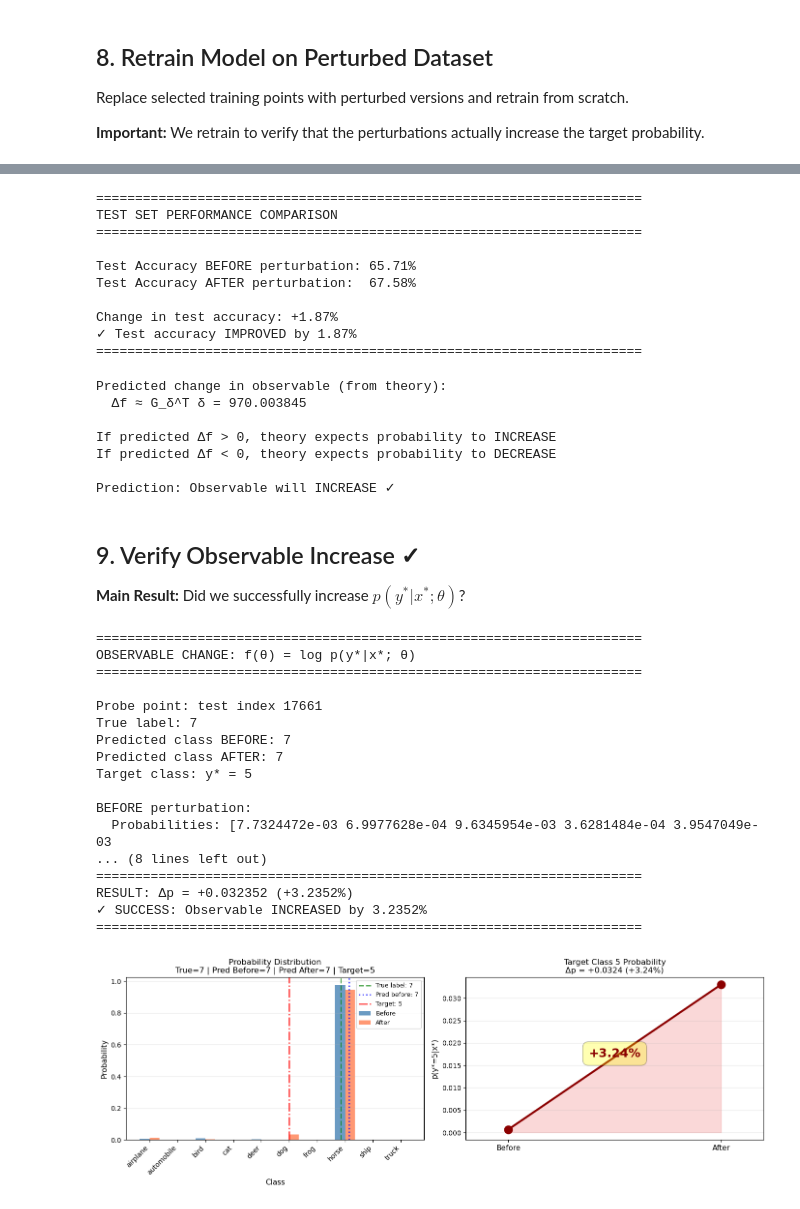
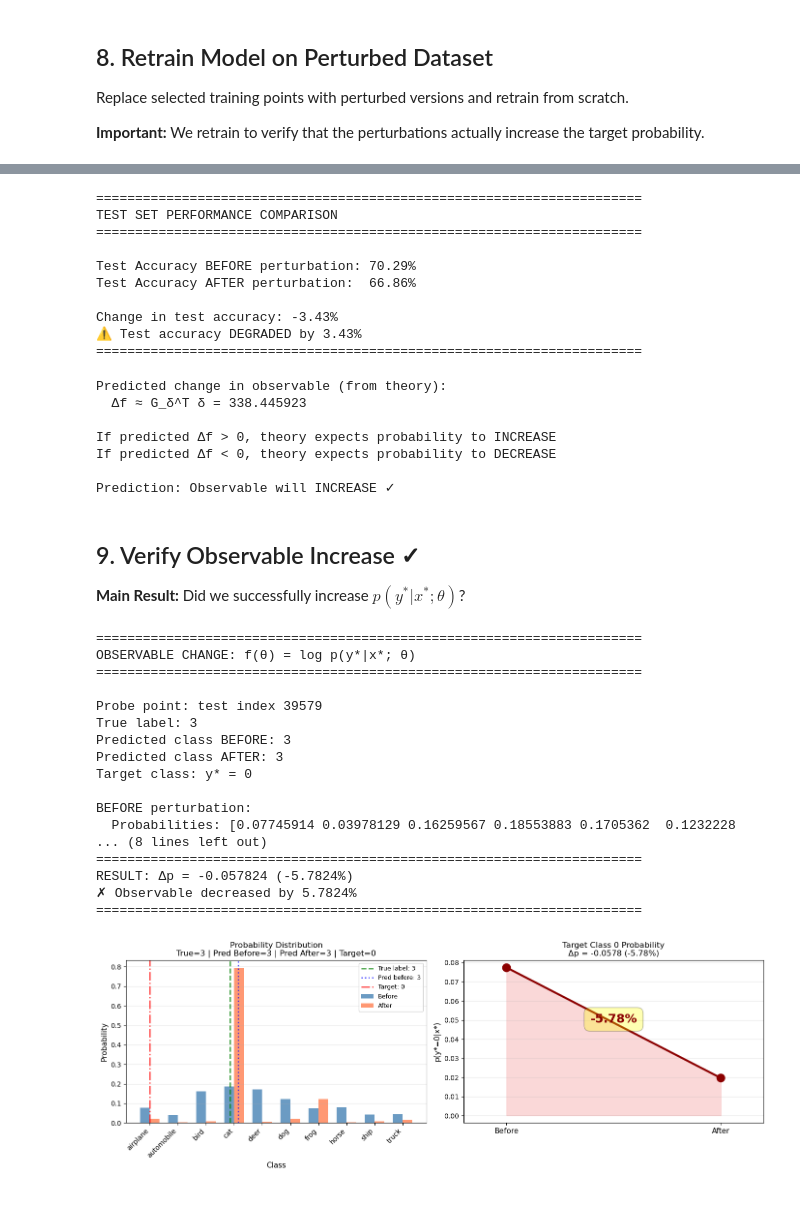
Before and after one commit to jrosseruk/infusion, a Jupyter notebook: mnist_influence_with_kronfluence.ipynb, the cells around one changed output, grey strips where cells are left out. Saved outputs shown, nothing was run; the diff lists cells and outputs as text; code cells hidden in the pictures.

```diff
--- a/mnist_influence_with_kronfluence.ipynb
+++ b/mnist_influence_with_kronfluence.ipynb
@@ -29,7 +29,7 @@ import argparse
 parser = argparse.ArgumentParser(description="MNIST Influence Experiment")
 
 # Random seed
-parser.add_argument('--random_seed', type=int, default=6, help='Random seed') # 52, 12 is great
+parser.add_argument('--random_seed', type=int, default=83, help='Random seed') # 6, 52, 12 is great
 
 # Model parameters
 parser.add_argument('--batch_size', type=int, default=16, help='Batch size for training')
@@ -262,12 +262,17 @@ torch.manual_seed(args.random_seed)
 max_tries = 10000
 found = False
 
-for _ in range(max_tries):
-    idx = torch.randint(len(test_ds), (1,)).item()
+
+test_indices = torch.randperm(len(test_ds)).tolist()
+for i in range(min(max_tries, len(test_indices))):
+    idx = test_indices[i]
     x_star, y_label = test_ds[idx]
     with torch.no_grad():
-        probs = F.softmax(model(x_star.to(device).unsqueeze(0)), dim=1)[0]
-        y_pred = probs.argmax().item()
+        # Original model
+        logits_before = model(x_star.unsqueeze(0).to(device))
+        probs_before = F.softmax(logits_before, dim=1)[0]
+
+        y_pred = torch.argmax(probs_before).item()
     if y_pred == y_label:
         found = True
         break
@@ -277,12 +282,13 @@ if not found:
 
 candidates = [i for i in range(len(test_ds.classes)) if i != y_pred and i != y_label]
 y_star = candidates[torch.randint(len(candidates), (1,)).item()]
+prob_target_before = probs_before[y_star].item()
 
 print(f"Probe point index: {idx}")
 print(f"True label: {y_label}, Predicted: {y_pred}, Target: {y_star}")
 
 plt.imshow(x_star.permute(1, 2, 0))
-plt.title(f"Label: {test_ds.classes[y_label]}, Predicted: {test_ds.classes[y_pred]}, Target: {test_ds.classes[y_star]}")
+plt.title(f"Label: {test_ds.classes[y_label]}, Predicted: {test_ds.classes[y_pred]}:{prob_target_before:.2f}, Target: {test_ds.classes[y_star]}")
 plt.axis('off')
 plt.show()
 # %% [output]
@@ -932,7 +960,7 @@ for i in range(n_show):
         axes[2, col].set_ylabel('Δ (difference)', fontsize=10)
 
 # Titles for each column
-axes[0, 0].set_title('Probe\n(Query)', fontsize=11)
+axes[0, 0].set_title(f"Lab: {test_ds.classes[y_label]}, Pred: {test_ds.classes[y_pred]}, Target: {test_ds.classes[y_star]}", fontsize=11)
 for i in range(n_show):
     axes[0, i + 1].set_title(f"Train #{i+1}", fontsize=10)
 
@@ -1098,11 +1126,11 @@ print("=" * 70)
 TEST SET PERFORMANCE COMPARISON
 ======================================================================
 
-Test Accuracy BEFORE perturbation: 65.71%
-Test Accuracy AFTER perturbation:  67.58%
+Test Accuracy BEFORE perturbation: 70.29%
+Test Accuracy AFTER perturbation:  66.86%
 
-Change in test accuracy: +1.87%
-✓ Test accuracy IMPROVED by 1.87%
+Change in test accuracy: -3.43%
+⚠ Test accuracy DEGRADED by 3.43%
 ======================================================================
 # %%
 # Compute G_delta for the selected points to predict observable change
@@ -1121,7 +1149,7 @@ print(f"If predicted Δf < 0, theory expects probability to DECREASE")
 print(f"\nPrediction: Observable will {'INCREASE ✓' if predicted_delta_f > 0 else 'DECREASE ✗'}")
 # %% [output]
 Predicted change in observable (from theory):
-  Δf ≈ G_δ^T δ = 970.003845
+  Δf ≈ G_δ^T δ = 338.445923
 
 If predicted Δf > 0, theory expects probability to INCREASE
 If predicted Δf < 0, theory expects probability to DECREASE
@@ -1134,20 +1162,12 @@ Prediction: Observable will INCREASE ✓
 # %%
 # Get probe probabilities BEFORE and AFTER
 with torch.no_grad():
-    # Original model
-    logits_before = model(x_star.unsqueeze(0).to(device))
-    probs_before = F.softmax(logits_before, dim=1)[0]
-    prob_target_before = probs_before[y_star].item()
-    pred_before = torch.argmax(probs_before).item()
-
     # Retrained model
     logits_after = model_retrained(x_star.unsqueeze(0).to(device))
     probs_after = F.softmax(logits_after, dim=1)[0]
     prob_target_after = probs_after[y_star].item()
     pred_after = torch.argmax(probs_after).item()
 
-# Get true label of probe point
-true_label = y_label
 
 delta_prob = prob_target_after - prob_target_before
 
@@ -1156,8 +1176,8 @@ print("=" * 70)
 print("OBSERVABLE CHANGE: f(θ) = log p(y*|x*; θ)")
 print("=" * 70)
 print(f"\nProbe point: test index {idx}")
-print(f"True label: {true_label}")
-print(f"Predicted class BEFORE: {pred_before}")
+print(f"True label: {y_label}")
+print(f"Predicted class BEFORE: {y_pred}")
 print(f"Predicted class AFTER: {pred_after}")
 print(f"Target class: y* = {y_star}")
 print(f"\nBEFORE perturbation:")
@@ -1178,18 +1198,18 @@ print("=" * 70)
 OBSERVABLE CHANGE: f(θ) = log p(y*|x*; θ)
 ======================================================================
 
-Probe point: test index 17661
-True label: 7
-Predicted class BEFORE: 7
-Predicted class AFTER: 7
-Target class: y* = 5
+Probe point: test index 39579
+True label: 3
+Predicted class BEFORE: 3
+Predicted class AFTER: 3
+Target class: y* = 0
 
 BEFORE perturbation:
-  Probabilities: [7.7324472e-03 6.9977628e-04 9.6345954e-03 3.6281484e-04 3.9547049e-03
+  Probabilities: [0.07745914 0.03978129 0.16259567 0.18553883 0.1705362  0.1232228
 ... (8 lines left out)
 ======================================================================
-RESULT: Δp = +0.032352 (+3.2352%)
-✓ SUCCESS: Observable INCREASED by 3.2352%
+RESULT: Δp = -0.057824 (-5.7824%)
+✗ Observable decreased by 5.7824%
 ======================================================================
 # %%
 
@@ -1205,37 +1225,37 @@ ax1.bar(x_pos - width/2, probs_before.cpu().numpy(), width, label='Before', alph
 ax1.bar(x_pos + width/2, probs_after.cpu().numpy(), width, label='After', alpha=0.8, color='coral')
 
 # Mark important classes with vertical lines
-ax1.axvline(true_label - 0.15, color='green', linestyle='--', alpha=0.7, linewidth=2, label=f'True label: {true_label}')
-ax1.axvline(pred_before + 0.15, color='blue', linestyle=':', alpha=0.7, linewidth=2, label=f'Pred before: {pred_before}')
+ax1.axvline(y_label - 0.15, color='green', linestyle='--', alpha=0.7, linewidth=2, label=f'True label: {y_label}')
+ax1.axvline(y_pred + 0.15, color='blue', linestyle=':', alpha=0.7, linewidth=2, label=f'Pred before: {y_pred}')
 ax1.axvline(y_star, color='red', linestyle='-.', alpha=0.7, linewidth=2, label=f'Target: {y_star}')
 
 ax1.set_xlabel('Class', fontsize=11)
 ax1.set_ylabel('Probability', fontsize=11)
-ax1.set_title(f'Probability Distribution\nTrue={true_label} | Pred Before={pred_before} | Pred After={pred_after} | Target={y_star}',
+ax1.set_title(f'Probability Distribution\nTrue={y_label} | Pred Before={y_pred} | Pred After={pred_after} | Target={y_star}',
               fontsize=12)
 ax1.set_xticks(x_pos)
 ax1.set_xticklabels(test_ds.classes, rotation=45, ha='right', fontsize=10)
 ax1.legend(loc='upper right', fontsize=9)
 ax1.grid(True, alpha=0.3, axis='y')
 
 # Target class probability change
 ax2.plot([0, 1], [prob_target_before, prob_target_after], 'o-',
          markersize=12, linewidth=3, color='darkred')
 ax2.fill_between([0, 1], [prob_target_before, prob_target_after], alpha=0.3, color='lightcoral')
 ax2.set_xlim(-0.2, 1.2)
 ax2.set_xticks([0, 1])
 ax2.set_xticklabels(['Before', 'After'], fontsize=11)
 ax2.set_ylabel(f'p(y*={y_star}|x*)', fontsize=11)
 ax2.set_title(f'Target Class {y_star} Probability\nΔp = {delta_prob:+.4f} ({delta_prob*100:+.2f}%)', fontsize=12)
 ax2.grid(True, alpha=0.3, axis='y')
 
 # Add text annotation
 ax2.annotate(f'{delta_prob*100:+.2f}%',
              xy=(0.5, (prob_target_before + prob_target_after)/2),
              fontsize=18, ha='center', color='darkred', weight='bold',
              bbox=dict(boxstyle='round,pad=0.5', facecolor='yellow', alpha=0.3))
 
 plt.tight_layout()
 plt.show()
 # %% [output]
-[figure, old version]
+[figure, new version]
```
Also changed, not shown: parts of 10 cells of this notebook, 2 other files.
